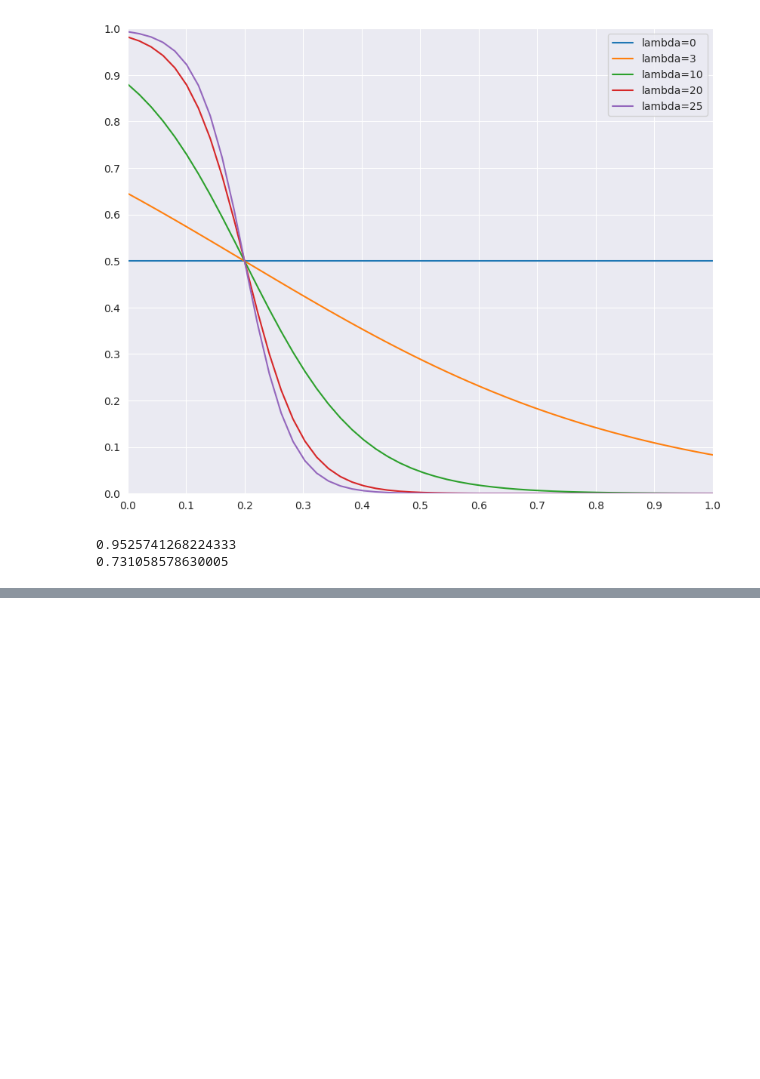
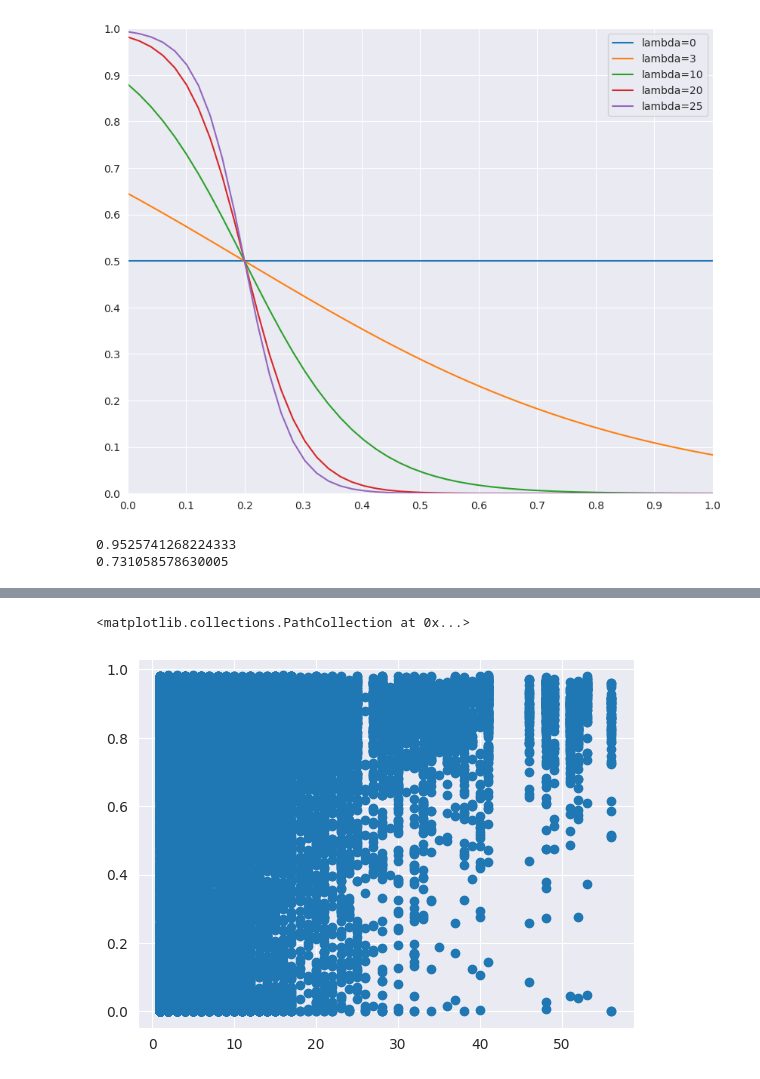
Before and after one commit to aristotekoen/car_market, a Jupyter notebook: notebooks/reliability_score.ipynb, the cells around one changed output, grey strips where cells are left out. Saved outputs shown, nothing was run; the diff lists cells and outputs as text; code cells hidden in the pictures; blank space fills up the shorter version.

```diff
--- a/notebooks/reliability_score.ipynb
+++ b/notebooks/reliability_score.ipynb
@@ -219,0 +246,5 @@ test.groupby('brand')['final_uncertainty'].agg('mean').sort_values(ascending=Fal
+# %%
+plt.scatter(test.brand_model_year_count, test.final_uncertainty)
+# %% [output]
+<matplotlib.collections.PathCollection at 0x...>
+[figure, added]
```
Also changed, not shown: parts of 11 cells of this notebook, 2 other files.
